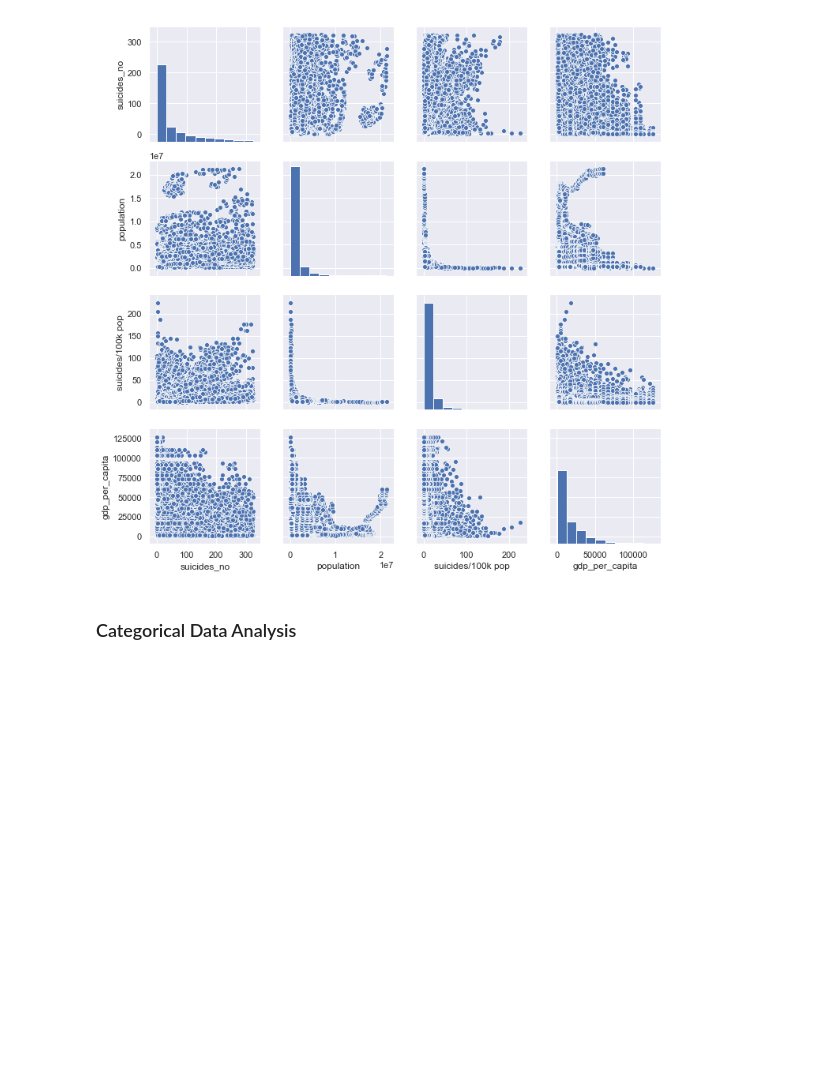
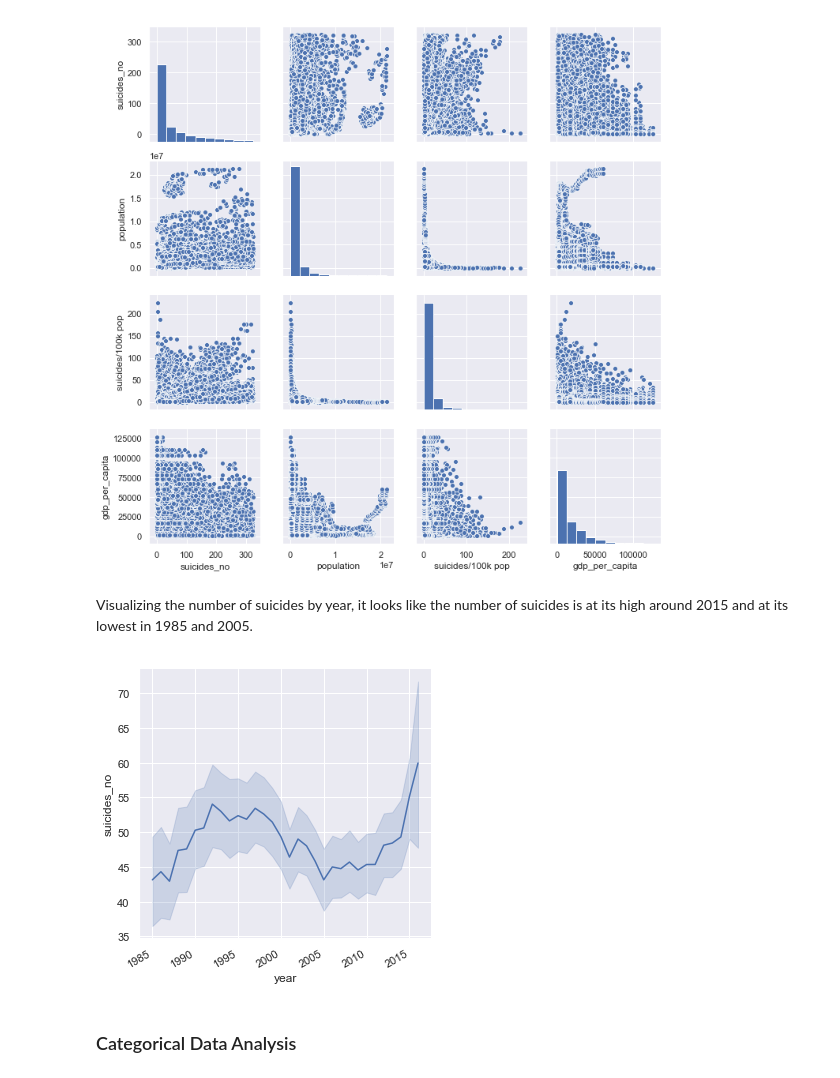
Before and after one commit to ebonnecab/int3-data-analysis, a Jupyter notebook: analysis.ipynb, the cells around one changed output. Cells and saved outputs as stored; diff of their text form; code cells hidden in the pictures; blank space fills up the shorter version.

Commit message:
added markdown and scatterplot

```diff
--- a/analysis.ipynb
+++ b/analysis.ipynb
@@ -271,6 +271,13 @@ sns.pairplot(num_df3, diag_kind="hist")
 # %% [output]
 <seaborn.axisgrid.PairGrid at 0x...>
 [figure]
+# %% [markdown]
+Visualizing the number of suicides by year, it looks like the number of suicides is at its high around 2015 and at its lowest in 1985 and 2005.
+# %%
+yr = sns.relplot(x="year", y="suicides_no", kind="line", data=no_out_df)
+yr.fig.autofmt_xdate()
+# %% [output]
+[figure, added]
 # %% [markdown]
 ### Categorical Data Analysis
 # %%
```
Also changed, not shown: parts of 1 cell of this notebook.
